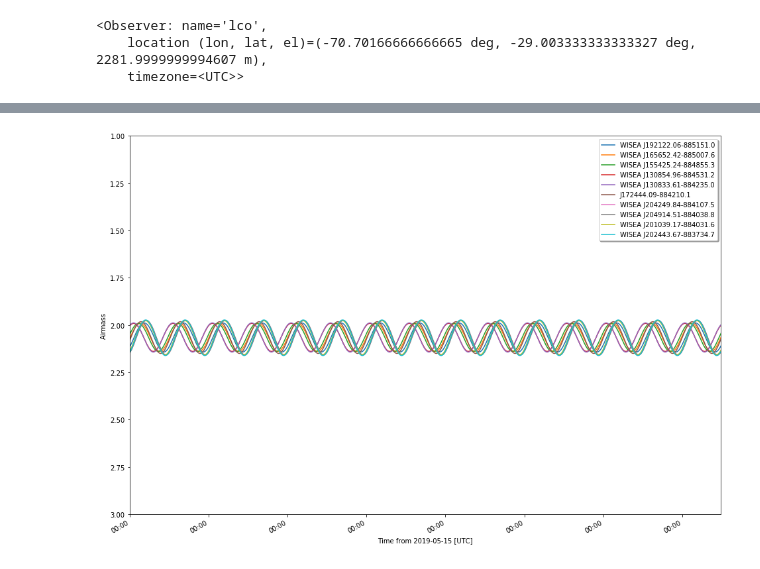
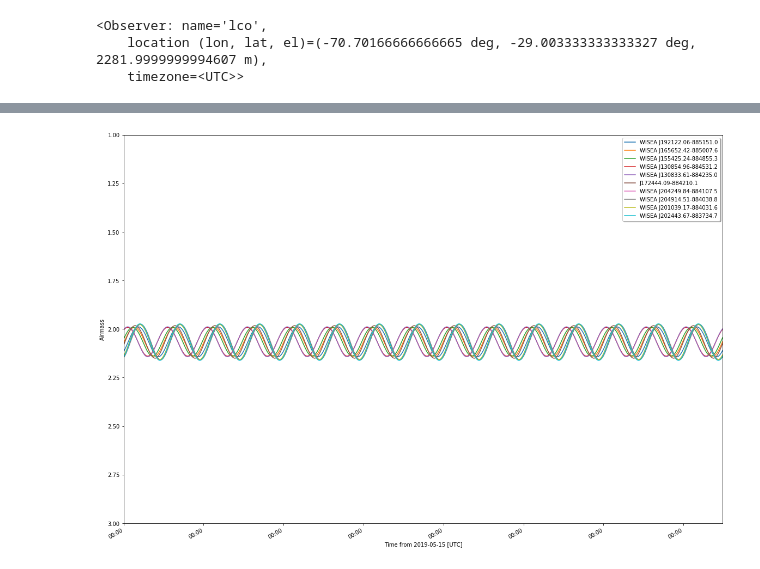
Before and after one commit to mcedillstein/Navigating_Night_Sky, a Jupyter notebook: Mercedes and Joseph Navigating the Night Sky.ipynb, the cells around one changed output, grey strips where cells are left out. Cells and saved outputs as stored; diff of their text form; code cells hidden in the pictures.

```diff
--- a/Mercedes and Joseph Navigating the Night Sky.ipynb
+++ b/Mercedes and Joseph Navigating the Night Sky.ipynb
@@ -112,13 +133,15 @@ Name: target name, dtype: object
 # %%
 import matplotlib.pyplot as plt
 from astroplan.plots import plot_airmass
 
 fig,ax = plt.subplots(1,1)
 fig.set_size_inches(16,10.5)
 
+fig.tight_layout()
+
 observation_time = Time('2019-05-15', '2019-05-30')
 plot_airmass(target_10, dupont, window_time_grid)
 ax.legend(loc=0,shadow=True)
 plt.show()
 # %% [output]
-[figure, old version]
+[figure, new version]
```
Also changed, not shown: parts of 3 cells of this notebook.
